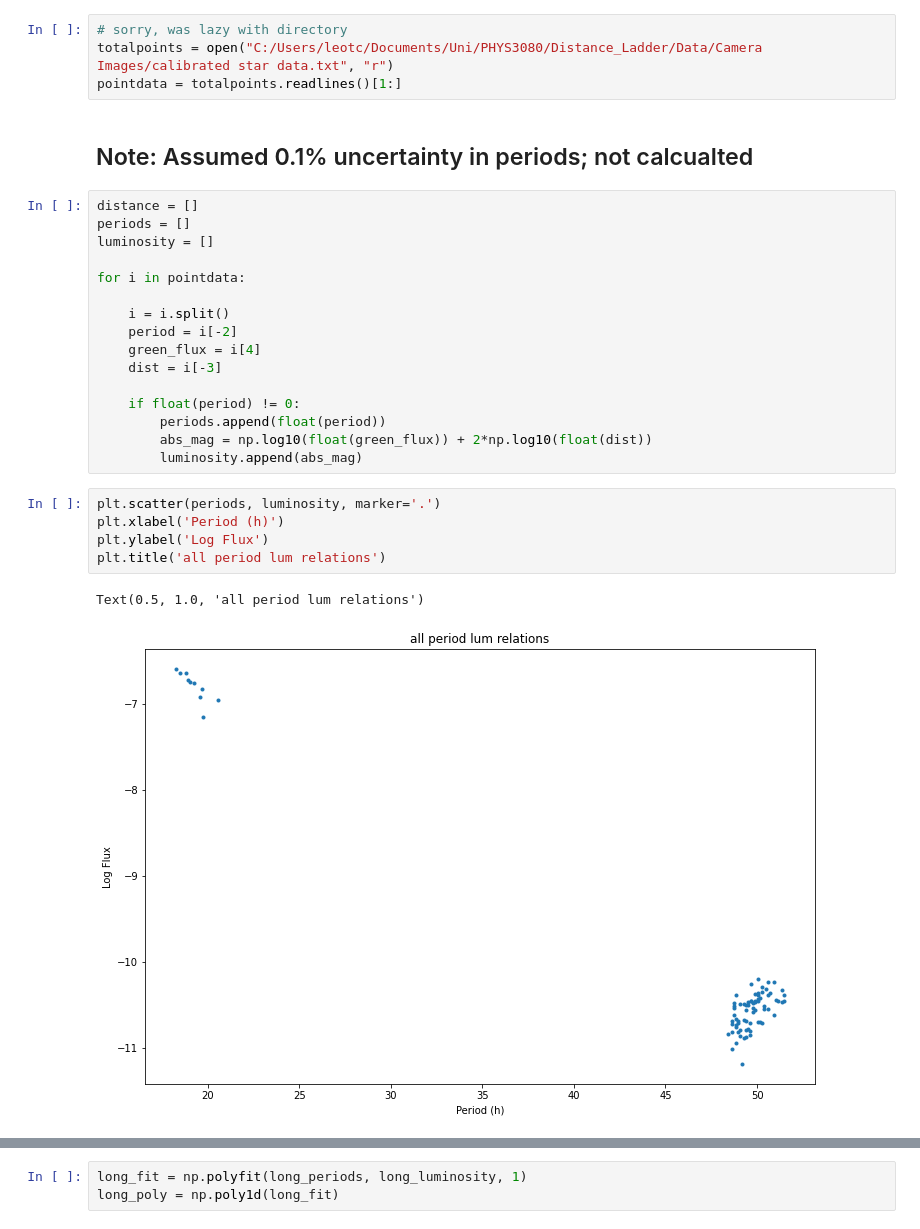
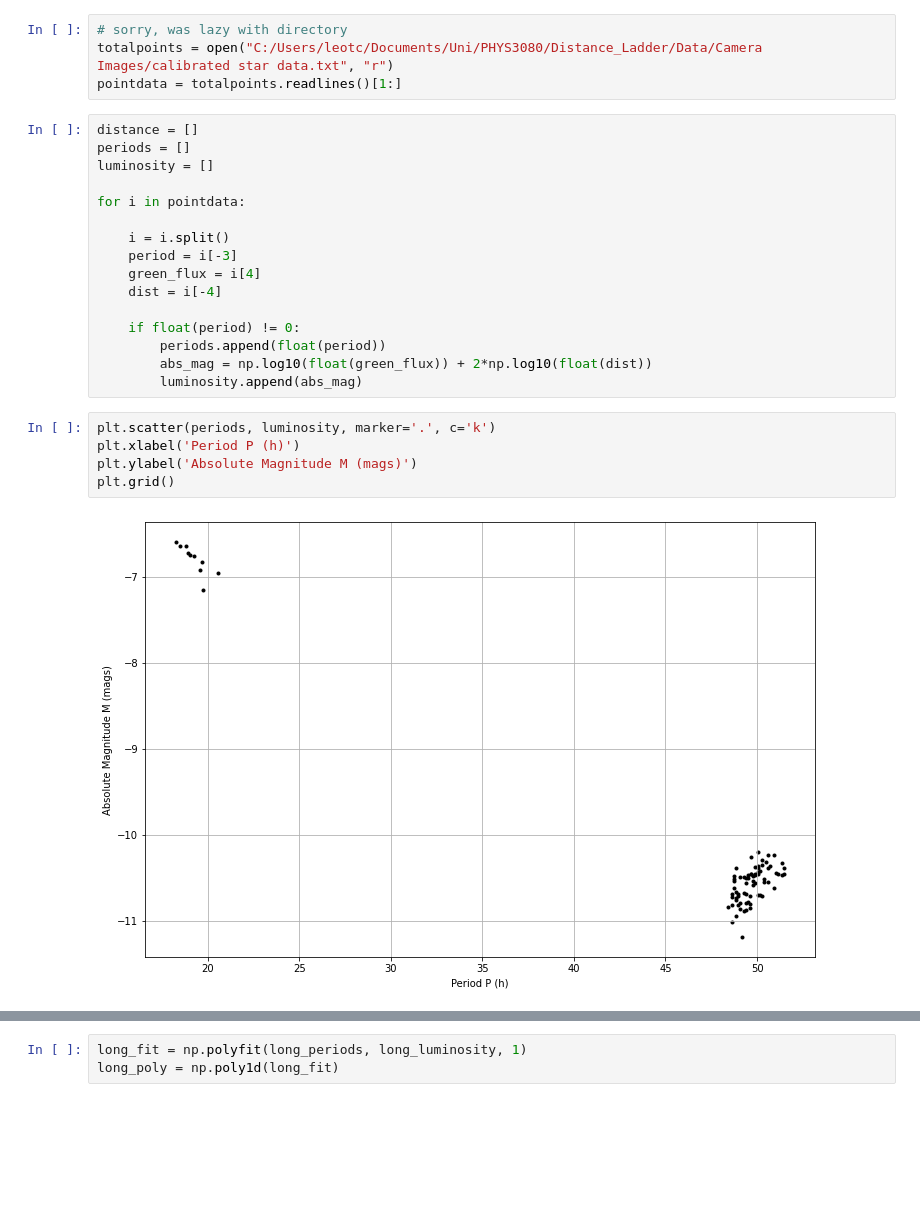
Before and after one commit to LeoClarke123/Distance_Ladder, a Jupyter notebook: Period_Lum/period_lum_analysis.ipynb, the cells around one changed output, grey strips where cells are left out. Drawn from its saved outputs; the diff is of its cells as text; blank space fills up the shorter version.

```diff
--- a/Period_Lum/period_lum_analysis.ipynb
+++ b/Period_Lum/period_lum_analysis.ipynb
@@ -17,8 +17,6 @@ import emcee
 # sorry, was lazy with directory
 totalpoints = open("C:/Users/leotc/Documents/Uni/PHYS3080/Distance_Ladder/Data/Camera Images/calibrated star data.txt", "r")
 pointdata = totalpoints.readlines()[1:]
-# %% [markdown]
-## Note: Assumed 0.1% uncertainty in periods; not calcualted
 # %%
 distance = []
 periods = []
@@ -27,19 +25,18 @@ luminosity = []
 for i in pointdata:
 
     i = i.split()
-    period = i[-2]
+    period = i[-3]
     green_flux = i[4]
-    dist = i[-3]
+    dist = i[-4]
 
     if float(period) != 0:
         periods.append(float(period))
         abs_mag = np.log10(float(green_flux)) + 2*np.log10(float(dist))
         luminosity.append(abs_mag)
 # %%
-plt.scatter(periods, luminosity, marker='.')
-plt.xlabel('Period (h)')
-plt.ylabel('Log Flux')
-plt.title('all period lum relations')
+plt.scatter(periods, luminosity, marker='.', c='k')
+plt.xlabel('Period P (h)')
+plt.ylabel('Absolute Magnitude M (mags)')
+plt.grid()
 # %% [output]
-Text(0.5, 1.0, 'all period lum relations')
-[figure, old version]
+[figure, new version]
```
Also changed, not shown: parts of 16 cells of this notebook.
